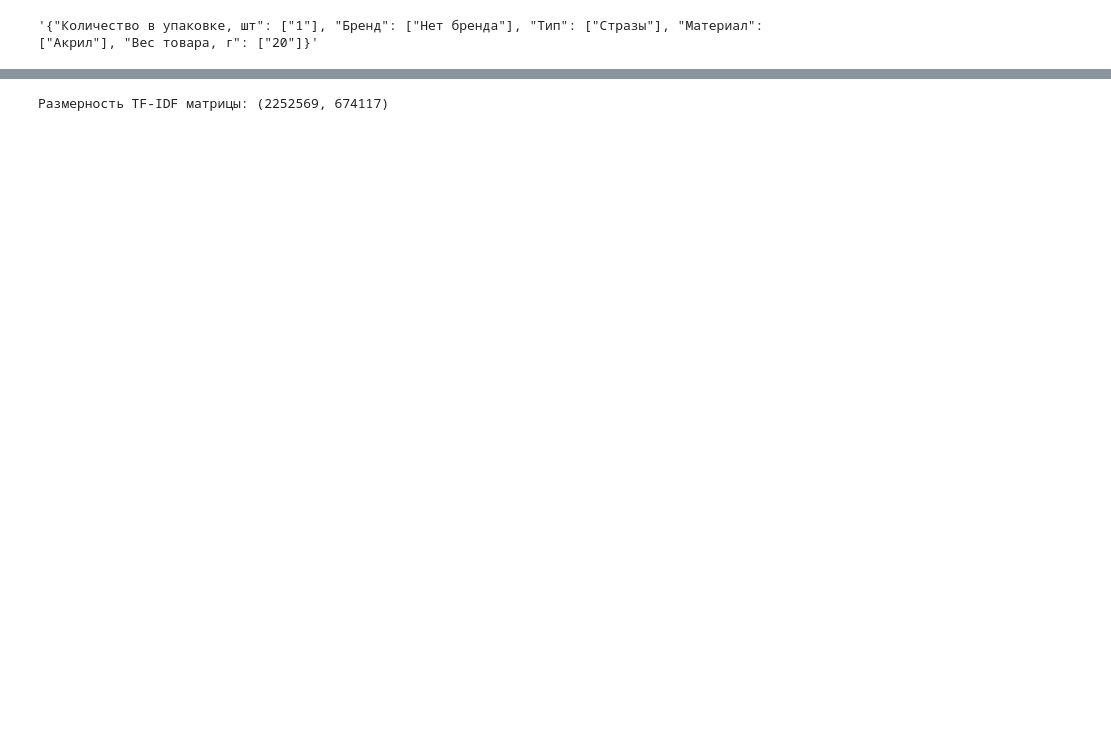
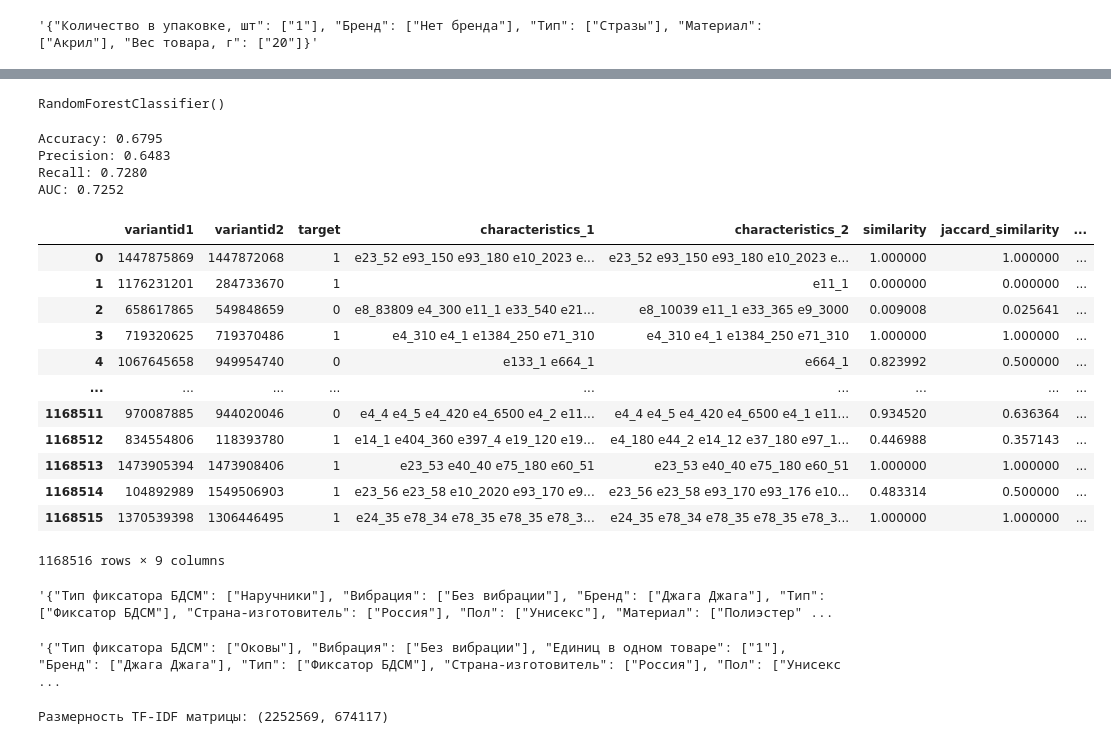
Before and after one commit to gansiorag/group_mlada, a Jupyter notebook: work_text_on_image/ozon_data.ipynb, the cells around one changed output, grey strips where cells are left out. Cells and saved outputs as stored; diff of their text form; code cells hidden in the pictures; blank space fills up the shorter version.

Commit message:
add models on characteristic numbers

```diff
--- a/work_text_on_image/ozon_data.ipynb
+++ b/work_text_on_image/ozon_data.ipynb
@@ -263,0 +351,4 @@ df_attributes['characteristic_attributes_mapping'].iloc[1]
+# %%
+from sklearn.metrics.pairwise import cosine_similarity
+
+df_train['similarity'] = [cosine_similarity(tfidf_1[i], tfidf_2[i])[0][0] for i in range(len(df_train))]
@@ -264,3 +388,72 @@ df_attributes['characteristic_attributes_mapping'].iloc[1]
+# %%
+def jaccard_similarity(str1, str2):
+    set1 = set(str1.split())
+    set2 = set(str2.split())
+    intersection = set1.intersection(set2)
+    union = set1.union(set2)
+    return len(intersection) / len(union) if len(union) > 0 else 0.0
+
+df_train['jaccard_similarity'] = df_train.apply(lambda row: jaccard_similarity(row['characteristics_1'], row['characteristics_2']), axis=1)
+# %%
+df_train['difference'] = (tfidf_1 - tfidf_2).power(2).sum(axis=1)
+# %%
+from sklearn.metrics.pairwise import manhattan_distances
+
+df_train['manhattan_distance'] = [manhattan_distances(tfidf_1[i], tfidf_2[i])[0][0] for i in range(len(df_train))]
+# %%
+from sklearn.ensemble import RandomForestClassifier
+
+X = df_train[['similarity', 'manhattan_distance', 'jaccard_similarity']]
+y = df_train['target']
+
+X_train, X_test, y_train, y_test = train_test_split(X, y, test_size=0.2, random_state=42)
+
+model = RandomForestClassifier()
+model.fit(X_train, y_train)
+# %% [output]
+RandomForestClassifier()
+# %%
+y_pred = model.predict(X_test)
+y_pred_proba = model.predict_proba(X_test)[:, 1]
+
+accuracy = model.score(X_test, y_test)
+precision = precision_score(y_test, y_pred)
+recall = recall_score(y_test, y_pred)
+auc = roc_auc_score(y_test, y_pred_proba)
+
+print(f"Accuracy: {accuracy:.4f}")
+print(f"Precision: {precision:.4f}")
+print(f"Recall: {recall:.4f}")
+print(f"AUC: {auc:.4f}")
+# %% [output]
+Accuracy: 0.6795
+Precision: 0.6483
+Recall: 0.7280
+AUC: 0.7252
+# %%
+df_train
+# %% [output]
+|  | variantid1 | variantid2 | target | characteristics_1 | characteristics_2 | similarity | jaccard_similarity | ... |
+| 0 | 1447875869 | 1447872068 | 1 | e23_52 e93_150 e93_180 e10_2023 e... | e23_52 e93_150 e93_180 e10_2023 e... | 1.000000 | 1.000000 | ... |
+| 1 | 1176231201 | 284733670 | 1 |  | e11_1 | 0.000000 | 0.000000 | ... |
+| 2 | 658617865 | 549848659 | 0 | e8_83809 e4_300 e11_1 e33_540 e21... | e8_10039 e11_1 e33_365 e9_3000 | 0.009008 | 0.025641 | ... |
+| 3 | 719320625 | 719370486 | 1 | e4_310 e4_1 e1384_250 e71_310 | e4_310 e4_1 e1384_250 e71_310 | 1.000000 | 1.000000 | ... |
+| 4 | 1067645658 | 949954740 | 0 | e133_1 e664_1 | e664_1 | 0.823992 | 0.500000 | ... |
+| ... | ... | ... | ... | ... | ... | ... | ... | ... |
+| 1168511 | 970087885 | 944020046 | 0 | e4_4 e4_5 e4_420 e4_6500 e4_2 e11... | e4_4 e4_5 e4_420 e4_6500 e4_1 e11... | 0.934520 | 0.636364 | ... |
+| 1168512 | 834554806 | 118393780 | 1 | e14_1 e404_360 e397_4 e19_120 e19... | e4_180 e44_2 e14_12 e37_180 e97_1... | 0.446988 | 0.357143 | ... |
+| 1168513 | 1473905394 | 1473908406 | 1 | e23_53 e40_40 e75_180 e60_51 | e23_53 e40_40 e75_180 e60_51 | 1.000000 | 1.000000 | ... |
+| 1168514 | 104892989 | 1549506903 | 1 | e23_56 e23_58 e10_2020 e93_170 e9... | e23_56 e23_58 e93_170 e93_176 e10... | 0.483314 | 0.500000 | ... |
+| 1168515 | 1370539398 | 1306446495 | 1 | e24_35 e78_34 e78_35 e78_35 e78_3... | e24_35 e78_34 e78_35 e78_35 e78_3... | 1.000000 | 1.000000 | ... |
+1168516 rows × 9 columns
+# %%
+df_attributes[df_attributes['variantid'] == 1176231201]['characteristic_attributes_mapping'].iloc[0]
+# %% [output]
+'{"Тип фиксатора БДСМ": ["Наручники"], "Вибрация": ["Без вибрации"], "Бренд": ["Джага Джага"], "Тип": ["Фиксатор БДСМ"], "Страна-изготовитель": ["Россия"], "Пол": ["Унисекс"], "Материал": ["Полиэстер" ...
+# %%
+df_attributes[df_attributes['variantid'] == 284733670]['characteristic_attributes_mapping'].iloc[0]
+# %% [output]
+'{"Тип фиксатора БДСМ": ["Оковы"], "Вибрация": ["Без вибрации"], "Единиц в одном товаре": ["1"], "Бренд": ["Джага Джага"], "Тип": ["Фиксатор БДСМ"], "Страна-изготовитель": ["Россия"], "Пол": ["Унисекс ...
 # %%
 tfidf_vectorizer = TfidfVectorizer()
 tfidf_matrix = tfidf_vectorizer.fit_transform(df_attributes['cleaned_mapping'])
```
Also changed, not shown: parts of 19 cells of this notebook.
